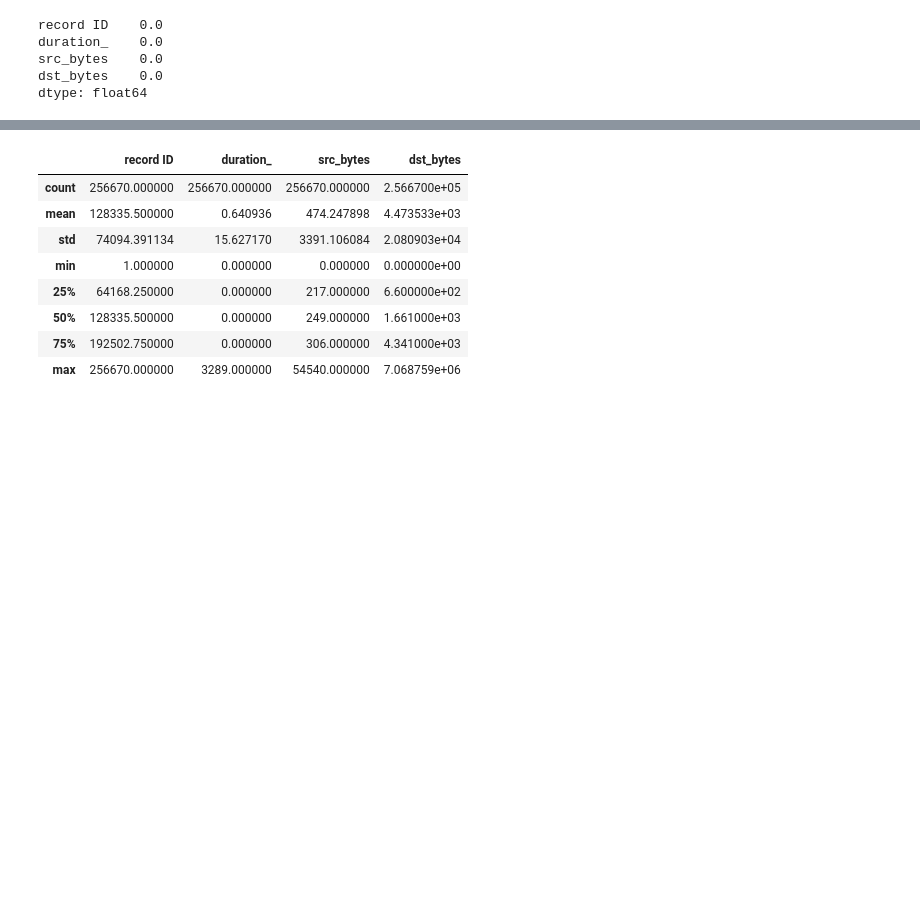
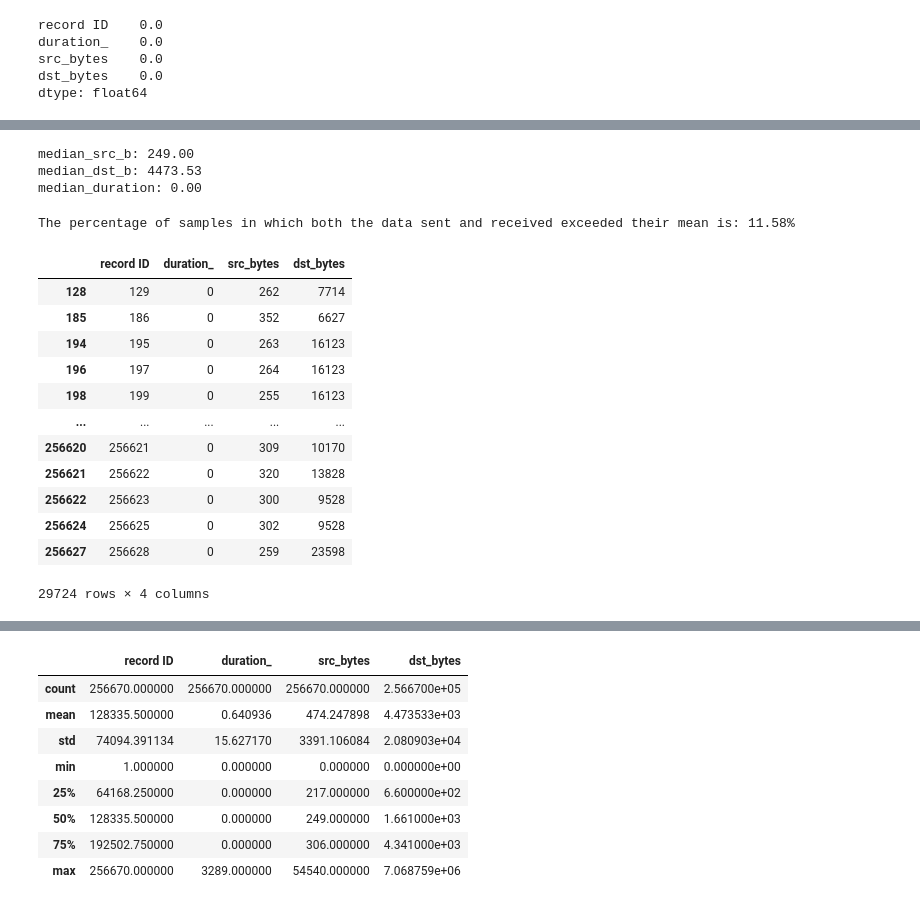
Before and after one commit to Lioo7/Anomaly-detection, a Jupyter notebook: Anomaly connection task -1.ipynb, the cells around one changed output, grey strips where cells are left out. Drawn from its saved outputs; the diff is of its cells as text; code cells hidden in the pictures; blank space fills up the shorter version.

Commit message:
add some data exploration

```diff
--- a/Anomaly connection task -1.ipynb
+++ b/Anomaly connection task -1.ipynb
@@ -50,7 +19,7 @@ pd.
 ## Read the data
 # %%
 # file path - this for linux windows you will need "//"
-f_path = "/Users/dani/Library/Mobile Documents/com~apple~CloudDocs/Desktop/CyberAttackDetection/Task-1- Anomaly Detection/dataset_for_students/conn_attack.csv"
+f_path = "conn_attack.csv"
 '''
 record ID - The unique identifier for each connection record.
 duration_  This feature denotes the number of seconds (rounded) of the connection. For example, a connection for 0.17s or 0.3s would be indicated with a “0” in this field.
@@ -120,2 +46,0 @@ False
-# %%
-df = df.dropna()
@@ -229,0 +73,33 @@ df[(df['src_bytes']> 240) & (df['dst_bytes']> 1000)]
+# %%
+# caluculates the median of each feature
+median_src_b = df['src_bytes'].median()
+print(f"median_src_b: {median_src_b:.2f}")
+median_dst_b = df['dst_bytes'].mean()
+print(f"median_dst_b: {median_dst_b:.2f}")
+median_duration = df['duration_'].median()
+print(f"median_duration: {median_duration:.2f}")
+total_smaples = df.count()
+# %% [output]
+median_src_b: 249.00
+median_dst_b: 4473.53
+median_duration: 0.00
+# %%
+# calculates the percentage of samples in which both the data sent and received exceeded their mean
+percentage = df[(df['src_bytes'] > median_src_b) & (df['dst_bytes'] > median_dst_b)].count() / total_smaples * 100
+print(f"The percentage of samples in which both the data sent and received exceeded their mean is: {percentage[0]:.02f}%")
+df[(df['src_bytes'] > median_src_b) & (df['dst_bytes'] > median_dst_b)]
+# %% [output]
+The percentage of samples in which both the data sent and received exceeded their mean is: 11.58%
+|  | record ID | duration_ | src_bytes | dst_bytes |
+| 128 | 129 | 0 | 262 | 7714 |
+| 185 | 186 | 0 | 352 | 6627 |
+| 194 | 195 | 0 | 263 | 16123 |
+| 196 | 197 | 0 | 264 | 16123 |
+| 198 | 199 | 0 | 255 | 16123 |
+| ... | ... | ... | ... | ... |
+| 256620 | 256621 | 0 | 309 | 10170 |
+| 256621 | 256622 | 0 | 320 | 13828 |
+| 256622 | 256623 | 0 | 300 | 9528 |
+| 256624 | 256625 | 0 | 302 | 9528 |
+| 256627 | 256628 | 0 | 259 | 23598 |
+29724 rows × 4 columns
```
Also changed, not shown: parts of 35 cells of this notebook.
